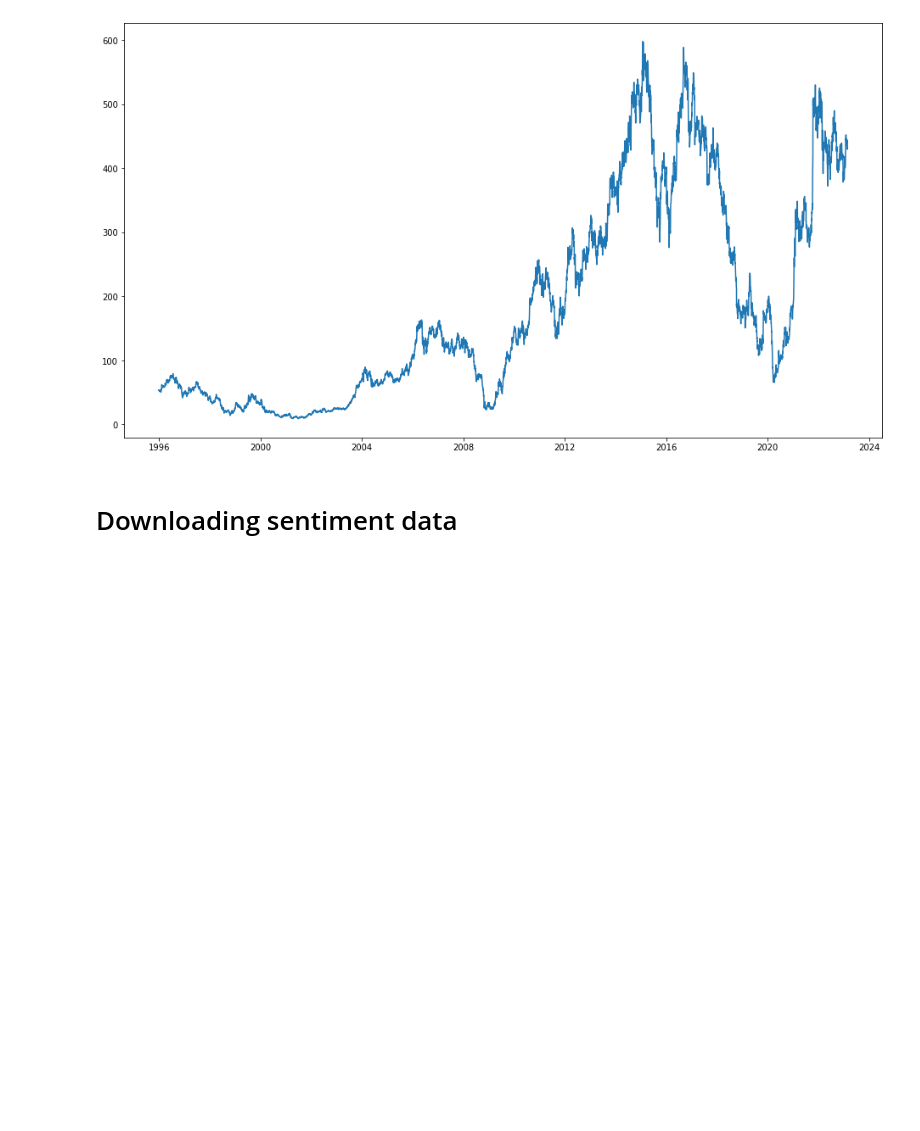
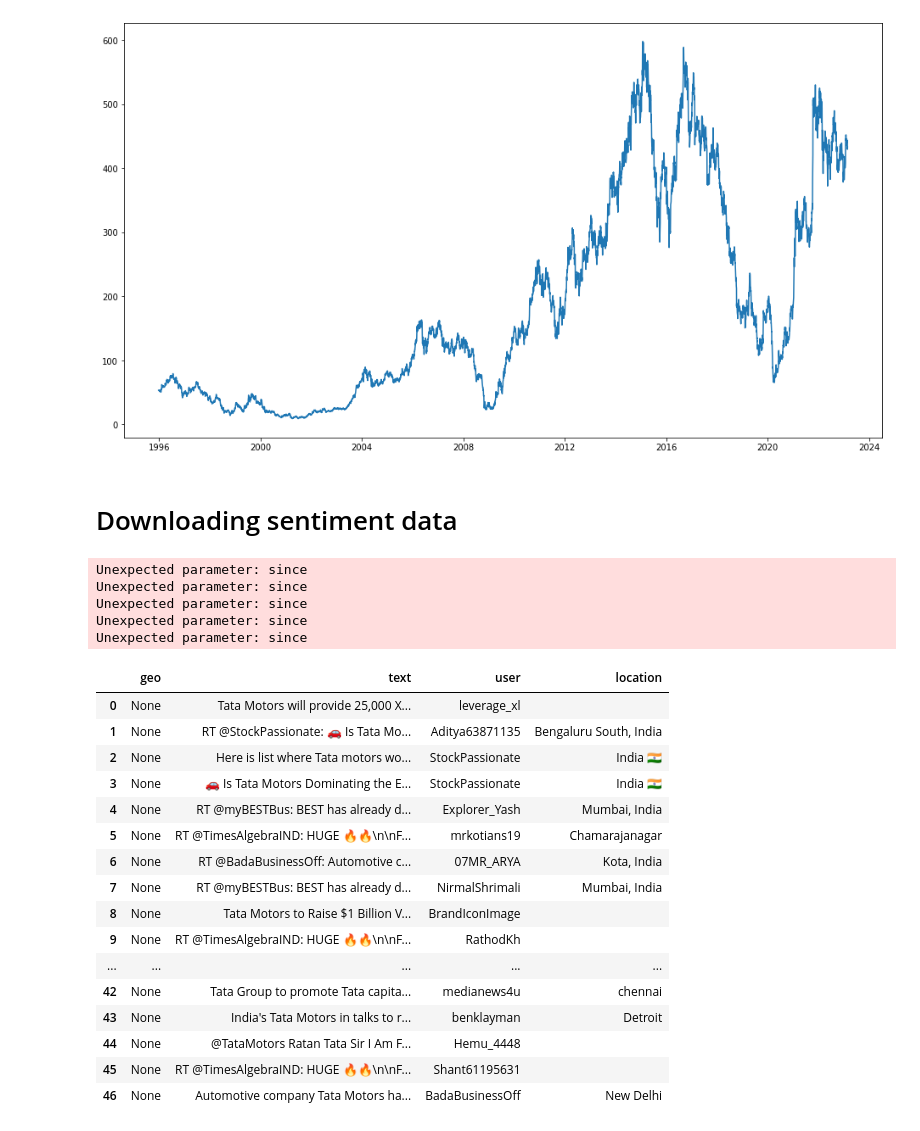
Before and after one commit to rithurajnambiar17/market-sense, a Jupyter notebook: notebooks/data-collection.ipynb, the cells around one changed output. Cells and saved outputs as stored; diff of their text form; code cells hidden in the pictures; blank space fills up the shorter version.

Commit message:
worked on twitter data

```diff
--- a/notebooks/data-collection.ipynb
+++ b/notebooks/data-collection.ipynb
@@ -57,3 +57,38 @@ ACCESS_TOKEN_SECRET = config.get("twitter", "ACCESS_TOKEN_SECRET")
 auth = tw.OAuthHandler(API_KEY, API_SECRET)
 auth.set_access_token(ACCESS_TOKEN, ACCESS_TOKEN_SECRET)
 api = tw.API(auth,wait_on_rate_limit=True)
+# %%
+searchWord = "TATA MOTORS"
+date_since = "1995-12-25"
+# %%
+tweets = tw.Cursor(api.search_tweets, q = searchWord, lang ='en',since = date_since).items(10000)
+# %%
+tweet_details = [[tweet.geo, tweet.text, tweet.user.screen_name, tweet.user.location] for tweet in tweets]
+# %% [output]
+Unexpected parameter: since
+Unexpected parameter: since
+Unexpected parameter: since
+Unexpected parameter: since
+Unexpected parameter: since
+# %%
+data = pd.DataFrame(data = tweet_details, columns = ['geo','text','user','location'])
+# %%
+data
+# %% [output]
+|  | geo | text | user | location |
+| 0 | None | Tata Motors will provide 25,000 X... | leverage_xl |  |
+| 1 | None | RT @StockPassionate: 🚗 Is Tata Mo... | Aditya63871135 | Bengaluru South, India |
+| 2 | None | Here is list where Tata motors wo... | StockPassionate | India 🇮🇳 |
+| 3 | None | 🚗 Is Tata Motors Dominating the E... | StockPassionate | India 🇮🇳 |
+| 4 | None | RT @myBESTBus: BEST has already d... | Explorer_Yash | Mumbai, India |
+| 5 | None | RT @TimesAlgebraIND: HUGE 🔥🔥\n\nF... | mrkotians19 | Chamarajanagar |
+| 6 | None | RT @BadaBusinessOff: Automotive c... | 07MR_ARYA | Kota, India |
+| 7 | None | RT @myBESTBus: BEST has already d... | NirmalShrimali | Mumbai, India |
+| 8 | None | Tata Motors to Raise $1 Billion V... | BrandIconImage |  |
+| 9 | None | RT @TimesAlgebraIND: HUGE 🔥🔥\n\nF... | RathodKh |  |
+| ... | ... | ... | ... | ... |
+| 42 | None | Tata Group to promote Tata capita... | medianews4u | chennai |
+| 43 | None | India's Tata Motors in talks to r... | benklayman | Detroit |
+| 44 | None | @TataMotors Ratan Tata Sir I Am F... | Hemu_4448 |  |
+| 45 | None | RT @TimesAlgebraIND: HUGE 🔥🔥\n\nF... | Shant61195631 |  |
+| 46 | None | Automotive company Tata Motors ha... | BadaBusinessOff | New Delhi |
```
